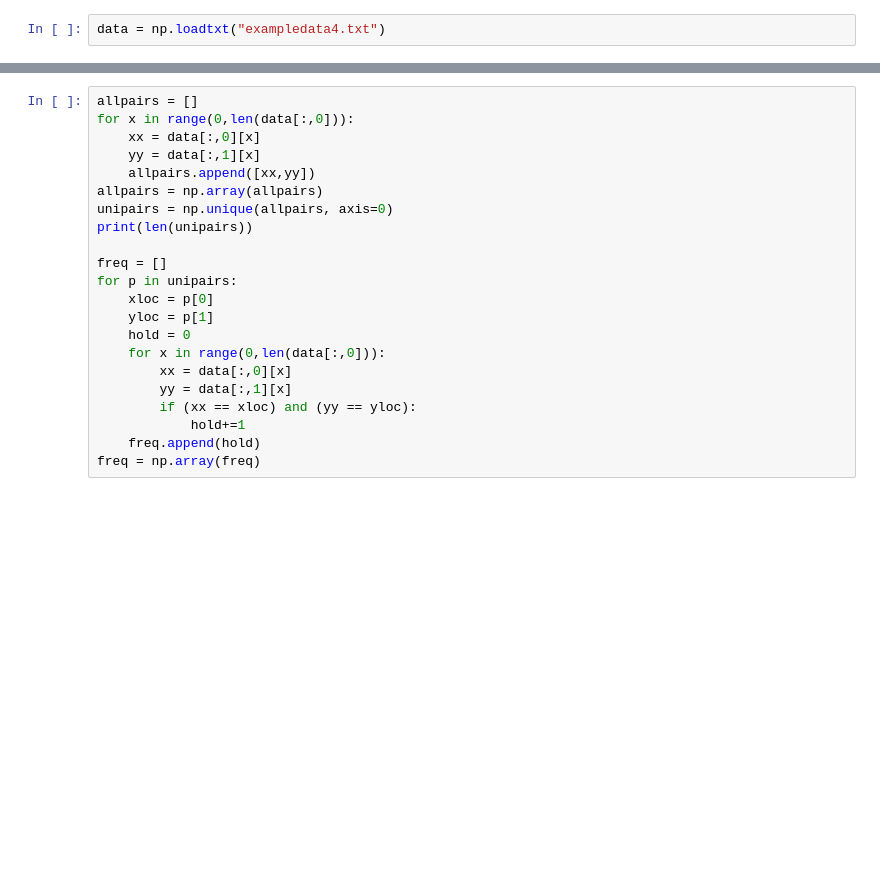
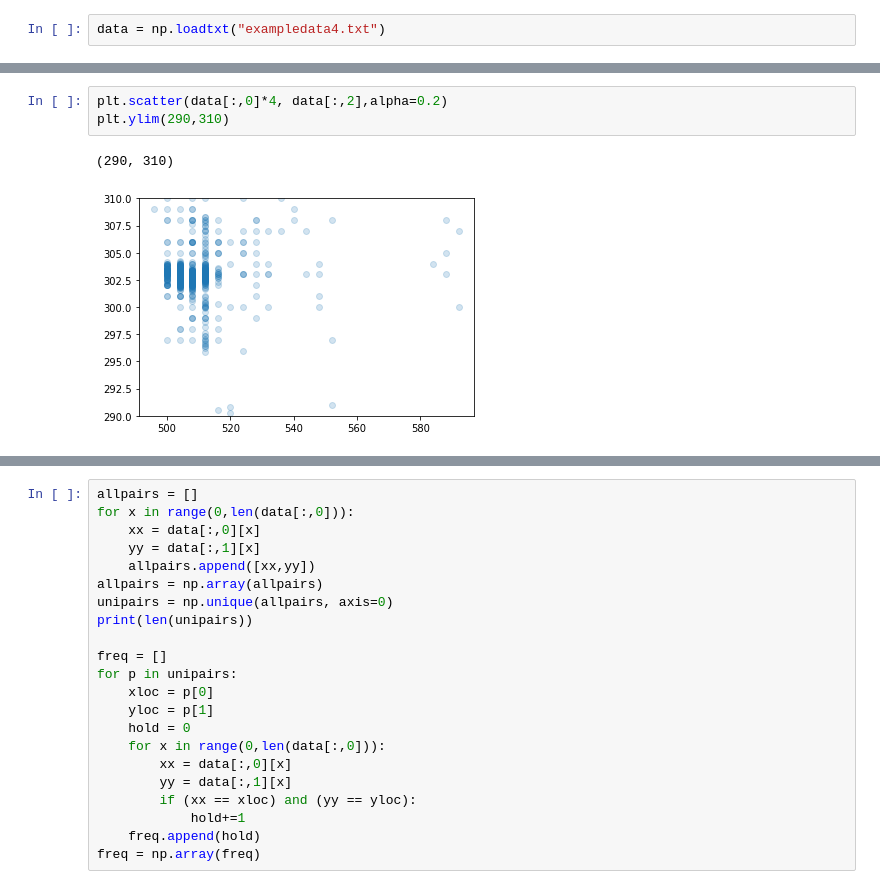
Before and after one commit to AustinMcDonald/RTD_Signal_simulation, a Jupyter notebook: dev/Untitled.ipynb, the cells around one changed output, grey strips where cells are left out. Cells and saved outputs as stored; diff of their text form; blank space fills up the shorter version.

```diff
--- a/dev/Untitled.ipynb
+++ b/dev/Untitled.ipynb
@@ -12,0 +13,6 @@ plt.scatter(data[:,0]*4, data[:,1]*4,alpha=0.2)
+# %%
+plt.scatter(data[:,0]*4, data[:,2],alpha=0.2)
+plt.ylim(290,310)
+# %% [output]
+(290, 310)
+[figure, added]
```
Also changed, not shown: parts of 35 cells of this notebook, 10 other files.
